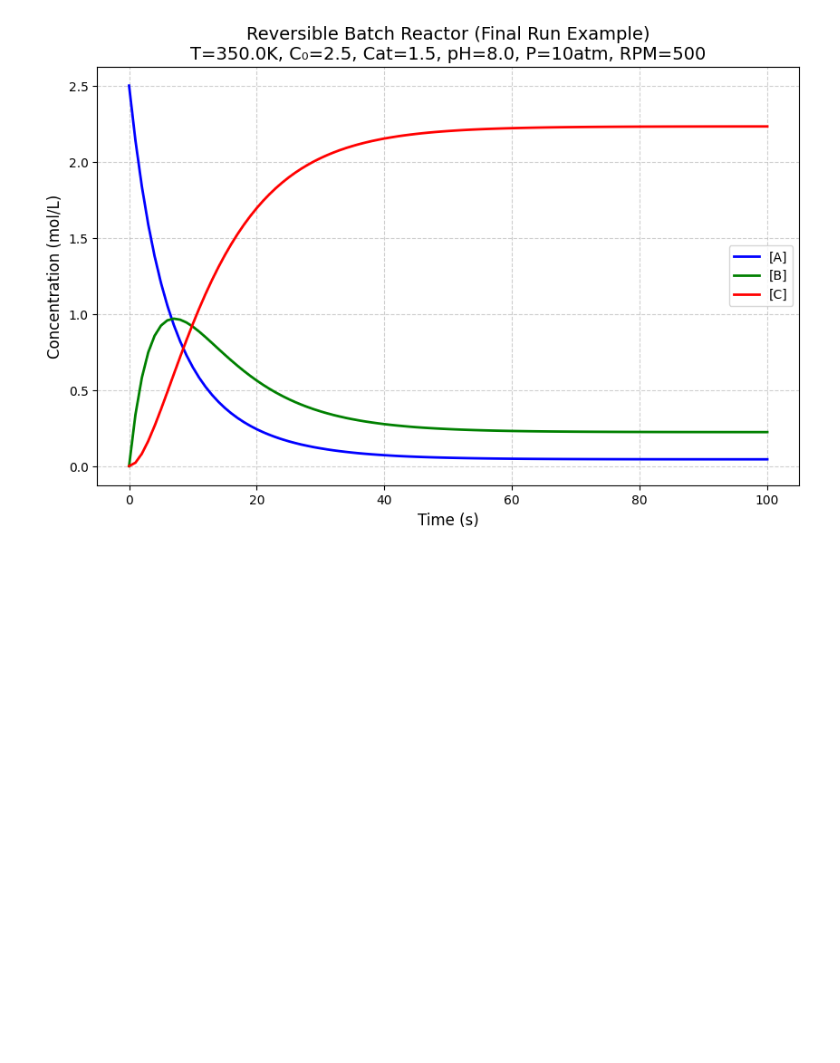
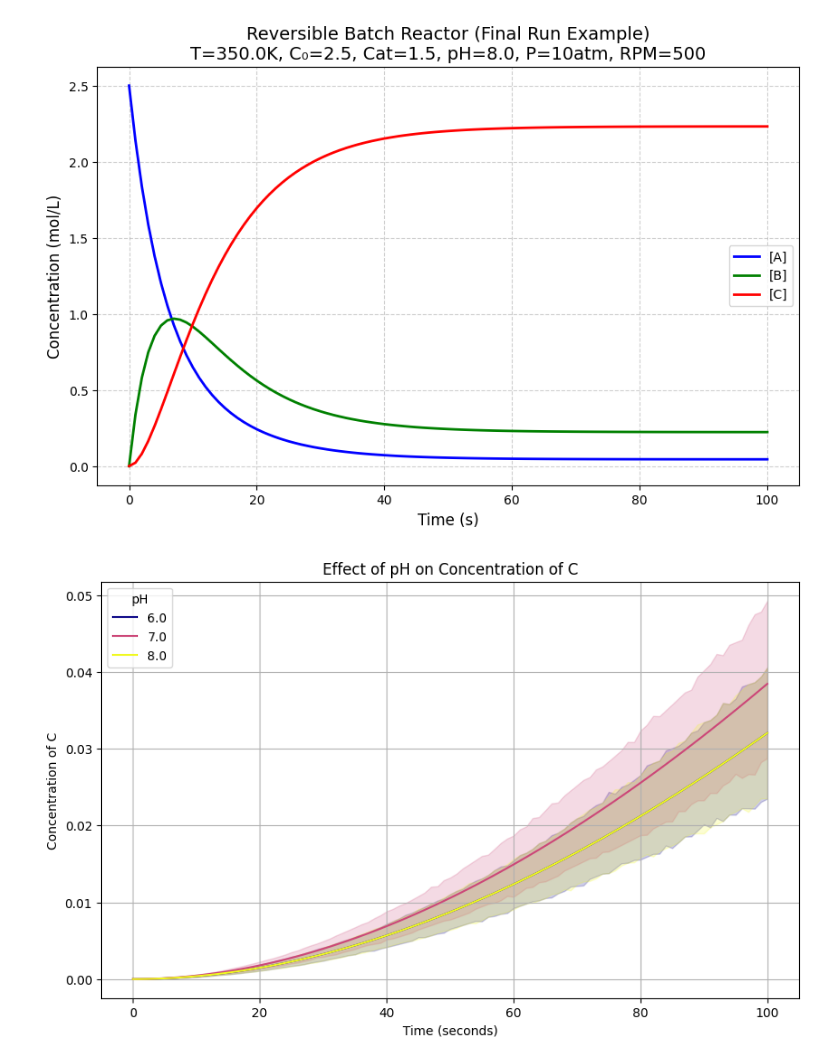
Before and after one commit to AdarshanandIITBHU/Batch_Reactor_project, a Jupyter notebook: Modelling.ipynb, the cells around one changed output. Saved outputs shown, nothing was run; the diff lists cells and outputs as text; code cells hidden in the pictures; blank space fills up the shorter version.

```diff
--- a/Modelling.ipynb
+++ b/Modelling.ipynb
@@ -128,3 +128,26 @@ plt.grid(True, linestyle='--', alpha=0.6)
 plt.show()
 # %% [output]
 [figure]
+# %%
+import seaborn as sns
+import matplotlib.pyplot as plt
+
+
+df_ph_effect = final_df[
+    (final_df['Temperature'] == 290.0) &
+    (final_df['Catalyst'] == 0.5) &
+    (final_df['Pressure'] == 1) &
+    (final_df['RPM'] == 500)
+]
+
+plt.figure(figsize=(10, 6))
+sns.lineplot(data=df_ph_effect, x='Time', y='C', hue='pH', palette='plasma')
+
+plt.title('Effect of pH on Concentration of C')
+plt.xlabel('Time (seconds)')
+plt.ylabel('Concentration of C')
+plt.grid(True)
+plt.legend(title='pH')
+plt.show()
+# %% [output]
+[figure, added]
```
Also changed, not shown: parts of 3 cells of this notebook.
